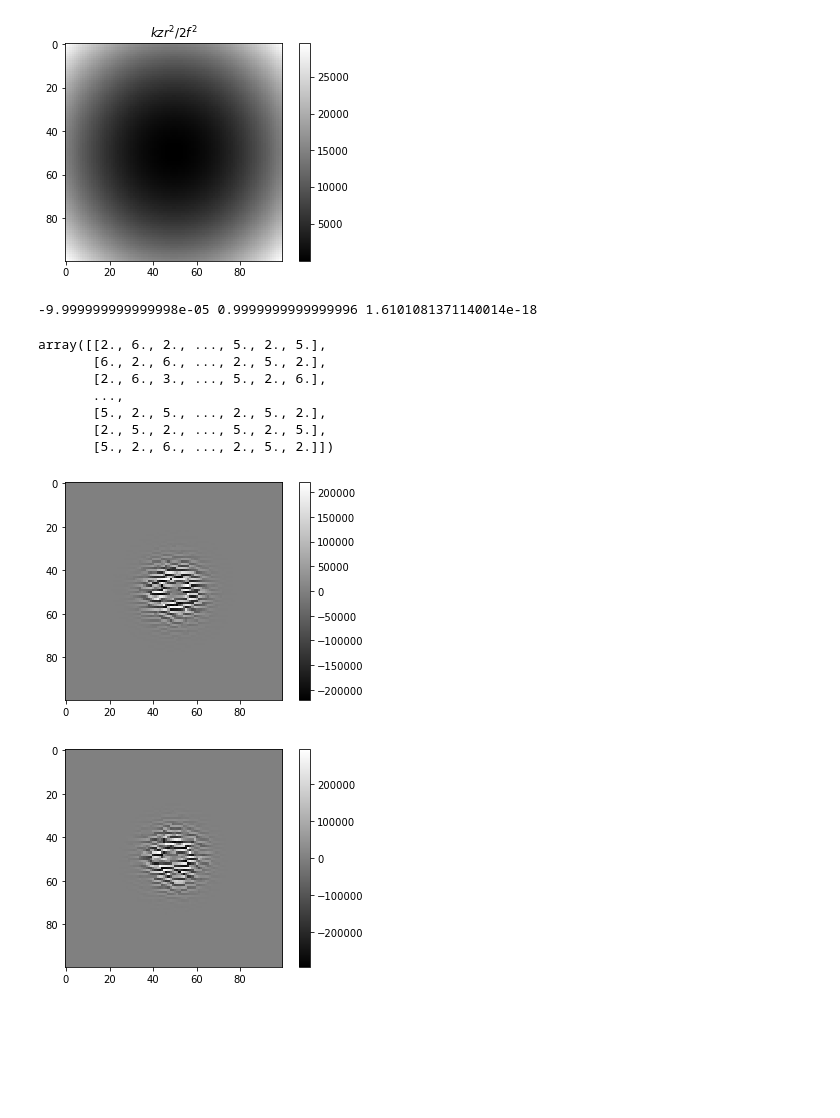
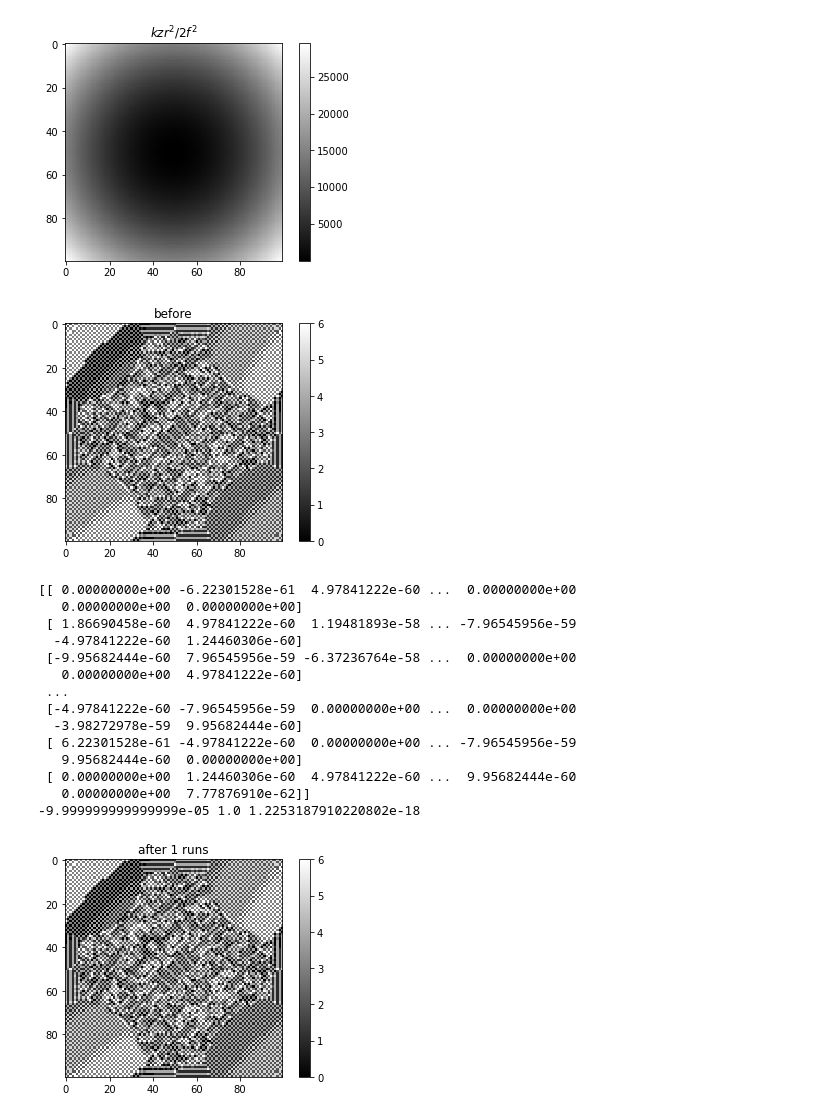
Before and after one commit to jabacousnac/Grier-Lab-Code, a Jupyter notebook: TrapOptimization.ipynb, the cells around one changed output. Drawn from its saved outputs; the diff is of its cells as text; code cells hidden in the pictures; blank space fills up the shorter version.

```diff
--- a/TrapOptimization.ipynb
+++ b/TrapOptimization.ipynb
@@ -235,16 +230,22 @@ def run(k):
     plt.title('after ' + str(k) + ' runs')
     plt.colorbar()
     return
-# %%
-metropolis(get_int_d_DoG(), fourier_transf())
-# %% [output]
--9.999999999999998e-05 0.9999999999999996 1.6101081371140014e-18
-array([[2., 6., 2., ..., 5., 2., 5.],
-       [6., 2., 6., ..., 2., 5., 2.],
-       [2., 6., 3., ..., 5., 2., 6.],
-       ...,
-       [5., 2., 5., ..., 2., 5., 2.],
-       [2., 5., 2., ..., 5., 2., 5.],
-       [5., 2., 6., ..., 2., 5., 2.]])
-[figure, removed]
-[figure, removed]
+# %%
+run(1)
+# %% [output]
+[figure, added]
+[[ 0.00000000e+00 -6.22301528e-61  4.97841222e-60 ...  0.00000000e+00
+   0.00000000e+00  0.00000000e+00]
+ [ 1.86690458e-60  4.97841222e-60  1.19481893e-58 ... -7.96545956e-59
+  -4.97841222e-60  1.24460306e-60]
+ [-9.95682444e-60  7.96545956e-59 -6.37236764e-58 ...  0.00000000e+00
+   0.00000000e+00  4.97841222e-60]
+ ...
+ [-4.97841222e-60 -7.96545956e-59  0.00000000e+00 ...  0.00000000e+00
+  -3.98272978e-59  9.95682444e-60]
+ [ 6.22301528e-61 -4.97841222e-60  0.00000000e+00 ... -7.96545956e-59
+   9.95682444e-60  0.00000000e+00]
+ [ 0.00000000e+00  1.24460306e-60  4.97841222e-60 ...  9.95682444e-60
+   0.00000000e+00  7.77876910e-62]]
+-9.999999999999999e-05 1.0 1.2253187910220802e-18
+[figure, added]
```
Also changed, not shown: parts of 1 cell of this notebook.
